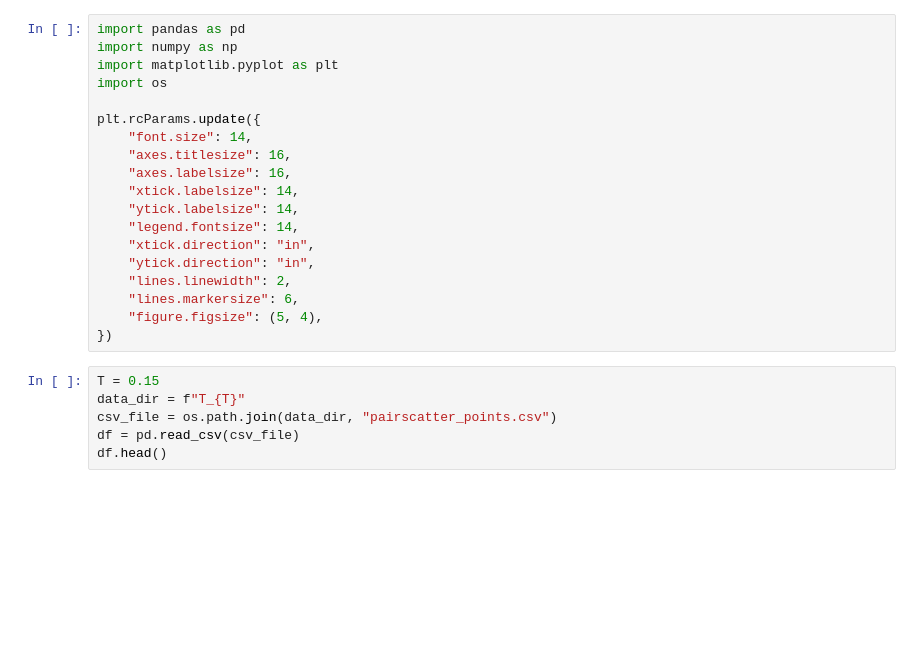
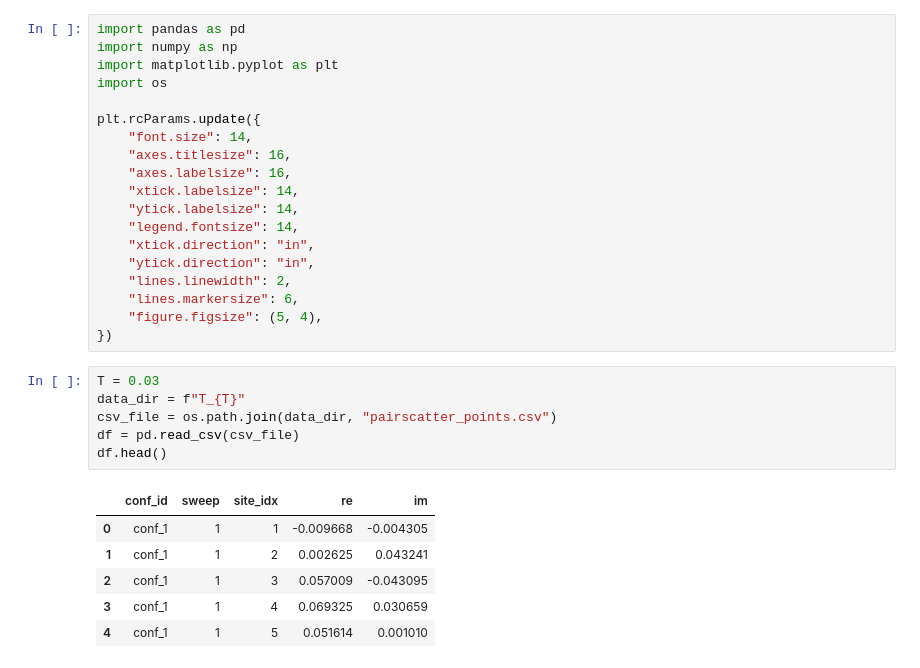
Before and after one commit to YinkaiYu/Hybrid-Monte-Carlo-for-d-wave-SC, a Jupyter notebook: projectHPC/example/plot_histogram.ipynb, the cells around one changed output. Saved outputs shown, nothing was run; the diff lists cells and outputs as text; blank space fills up the shorter version.

```diff
--- a/projectHPC/example/plot_histogram.ipynb
+++ b/projectHPC/example/plot_histogram.ipynb
@@ -18,11 +18,18 @@ plt.rcParams.update({
     "figure.figsize": (5, 4),
 })
 # %%
-T = 0.15
+T = 0.03
 data_dir = f"T_{T}"
 csv_file = os.path.join(data_dir, "pairscatter_points.csv")
 df = pd.read_csv(csv_file)
 df.head()
+# %% [output]
+|  | conf_id | sweep | site_idx | re | im |
+| 0 | conf_1 | 1 | 1 | -0.009668 | -0.004305 |
+| 1 | conf_1 | 1 | 2 | 0.002625 | 0.043241 |
+| 2 | conf_1 | 1 | 3 | 0.057009 | -0.043095 |
+| 3 | conf_1 | 1 | 4 | 0.069325 | 0.030659 |
+| 4 | conf_1 | 1 | 5 | 0.051614 | 0.001010 |
 # %%
 # 2D histogram in complex plane
 re = df["re"].to_numpy()
```
Also changed, not shown: parts of 3 cells of this notebook, 6 other files.
